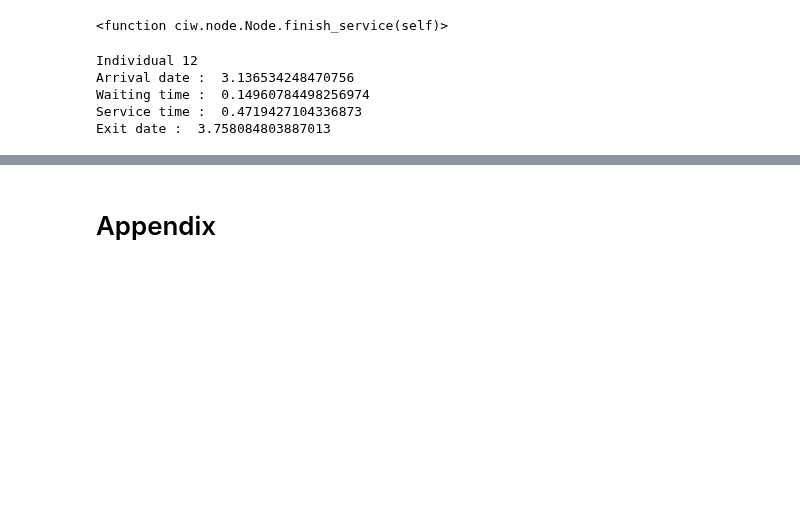
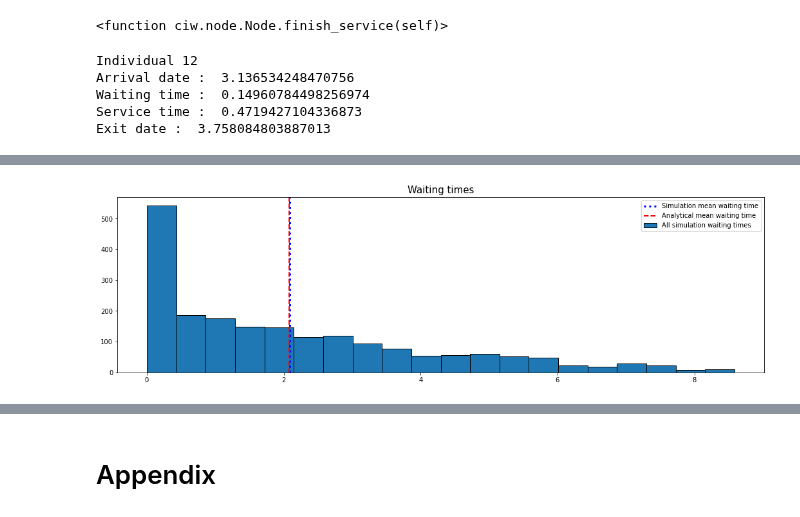
Before and after one commit to MichalisPanayides/Talks, a Jupyter notebook: PyCon - Namibia/main.ipynb, the cells around one changed output, grey strips where cells are left out. Cells and saved outputs as stored; diff of their text form; code cells hidden in the pictures; blank space fills up the shorter version.

```diff
--- a/PyCon - Namibia/main.ipynb
+++ b/PyCon - Namibia/main.ipynb
@@ -225,0 +218,17 @@ plt.title("Waiting times", fontsize=15);
+# %%
+def get_waiting_time_1_server(λ, μ):
+    W_q = λ / (μ * (μ - λ))
+    return W_q
+# %%
+arrival_rate = 2
+service_rate = 2.4
+num_of_servers = 1
+# %%
+plt.figure(figsize=(18,5))
+plt.hist(all_waits_1, ec="black", bins=20)
+plt.axvline(np.mean(all_waits_1), color="blue", linestyle="dotted", linewidth=3)
+plt.axvline(get_waiting_time_1_server(arrival_rate, service_rate), color="red", linestyle="dashed", linewidth=2)
+plt.legend(["Simulation mean waiting time", "Analytical mean waiting time", "All simulation waiting times"])
+plt.title("Waiting times", fontsize=15);
+# %% [output]
+[figure, added]
```
Also changed, not shown: parts of 20 cells of this notebook.
